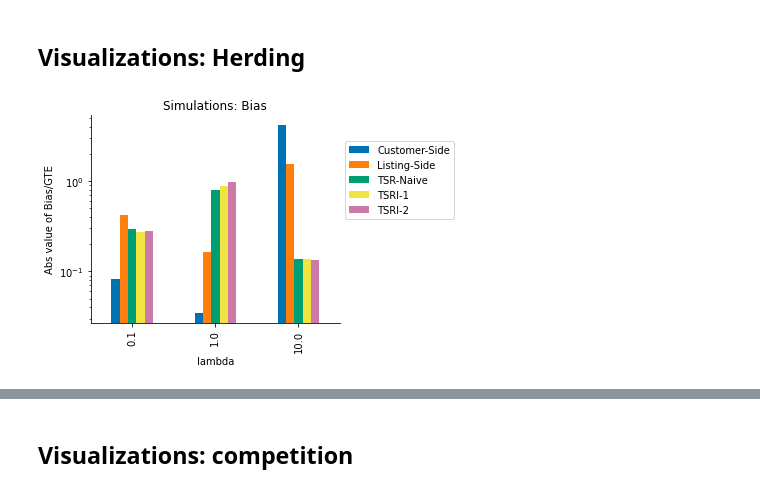
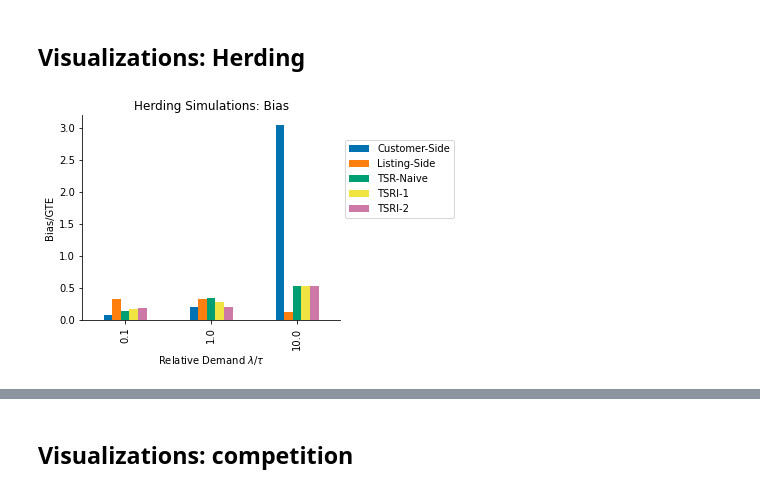
Before and after one commit to johnchrishays/herding-bias, a Jupyter notebook: Sample Numerics and Simulations.ipynb, the cells around one changed output, grey strips where cells are left out. Drawn from its saved outputs; the diff is of its cells as text; code cells hidden in the pictures.

```diff
--- a/Sample Numerics and Simulations.ipynb
+++ b/Sample Numerics and Simulations.ipynb
@@ -221,7 +221,7 @@ T_end = {lam: T_1/min(lam,tau) for lam in lams}
 
 varying_time_horizons = True
 
-n_runs = 10
+n_runs = 100
 n_listings = 100
 # %% [markdown]
 Define choice set type. If 'alpha', customers sample items into consideration set with prob alpha. If 'finite_k', each customer draws a fixed $k$ number of items into their consideration set.
@@ -257,5 +257,5 @@ Time elapsed:  141.0
 # %%
-est_stats_herding = est_stats_herding.rename({'cr':"Customer-Side", 'lr':"Listing-Side",
+est_stats_herding = est_stats_herding.rename({'cr':"Customer-Side", 'lr':"Service-Side",
                             'tsri_2.0':'TSRI-2', 'tsri_1.0':'TSRI-1',
                              'tsr_est_naive':"TSR-Naive"
                             })
@@ -294,20 +295,22 @@ rgb_dict = {'cr': (0, 114, 178), 'lr':(255, 127, 14),
 
 rgb_0_1_array = np.array(list(rgb_dict.values()))/255
 # %%
-stat = 'abs_bias_over_GTE'
+stat = 'bias_over_GTE'
 
 (est_stats_herding
  .unstack(level=0)[stat]
  .plot(kind='bar', color=rgb_0_1_array))
 
-plt.yscale('log')
-plt.title("Simulations: Bias")
+#plt.yscale('log')
+plt.title("Herding Simulations: Bias")
 plt.legend(loc=[1.02,0.5])
-plt.ylabel("Abs value of Bias/GTE")
+plt.ylabel("Bias/GTE")
+plt.xlabel("Relative Demand $\lambda/\\tau$")
 plt.tight_layout()
 sns.despine()
+plt.savefig("herding_bias.svg")
 # %% [output]
-[figure, old version]
+[figure, new version]
 # %%
 stat = 'std_over_GTE'
 
```
Also changed, not shown: parts of 8 cells of this notebook.
